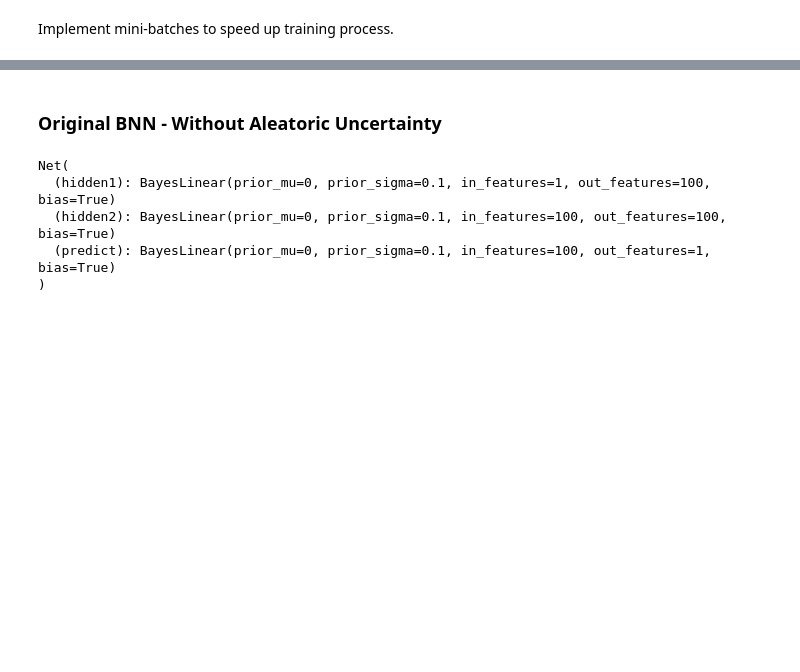
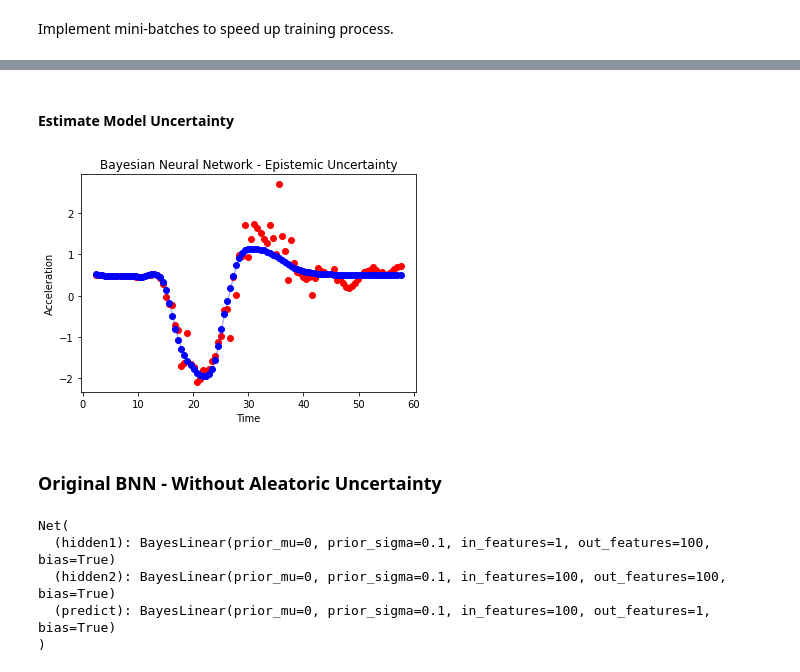
Before and after one commit to nalatraz/DeepLearning_Project7a, a Jupyter notebook: Bayesian Linear - Motorcycle Test.ipynb, the cells around one changed output, grey strips where cells are left out. Cells and saved outputs as stored; diff of their text form; code cells hidden in the pictures; blank space fills up the shorter version.

```diff
--- a/Bayesian Linear - Motorcycle Test.ipynb
+++ b/Bayesian Linear - Motorcycle Test.ipynb
@@ -256,3 +271,30 @@ plt.show()
+# %% [markdown]
+#### Estimate Model Uncertainty
+# %%
+samples = 150
+mean = np.zeros((samples, x_test.shape[0]))
+std = np.zeros((samples, x_test.shape[0]))
+
+for i in range(samples):
+
+    prediction = net_BNN_aleatoric(x_test)
+
+    mean[i,:] = prediction.loc.squeeze().detach().numpy()
+    std[i,:] = prediction.scale.squeeze().detach().numpy()
+
+mean_ = np.mean(mean, axis = 0)
+std_ = np.std(mean, axis = 0)
+
+plt.figure()
+plt.scatter(x_test.squeeze(), y_test, color='r', label='Data')
+plt.scatter(x_test.squeeze(), mean_, color='b', label='Predictions')
+plt.fill_between(x_test.squeeze(), mean_ - std_, mean_ + std_, color='b', alpha = 0.2, label='Model Uncertainties')
+plt.xlabel('Time')
+plt.ylabel('Acceleration')
+plt.title('Bayesian Neural Network - Epistemic Uncertainty')
+plt.show()
+# %% [output]
+[figure, added]
 # %% [markdown]
 ### Original BNN - Without Aleatoric Uncertainty
 # %%
```
Also changed, not shown: parts of 34 cells of this notebook, 1 other file.
